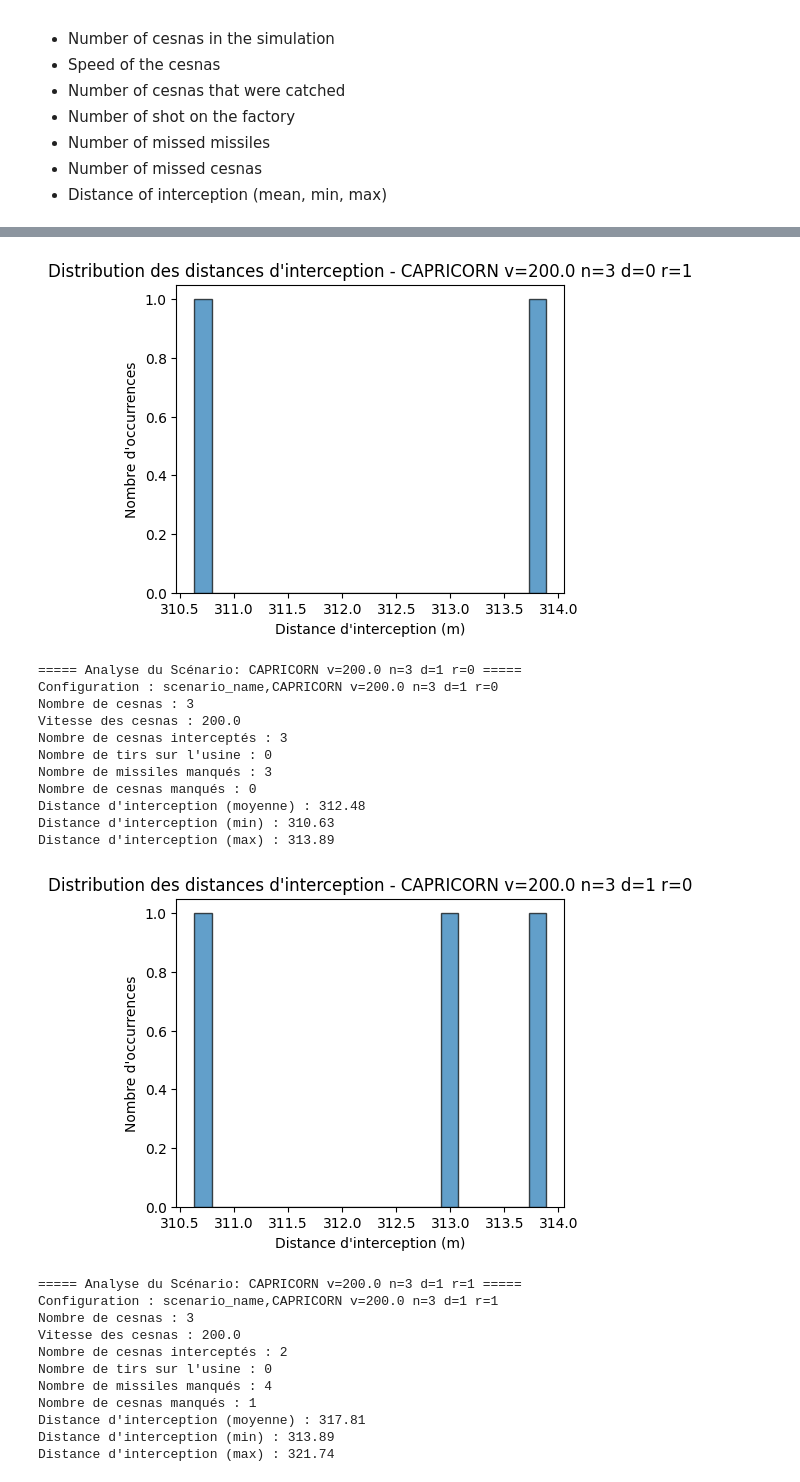
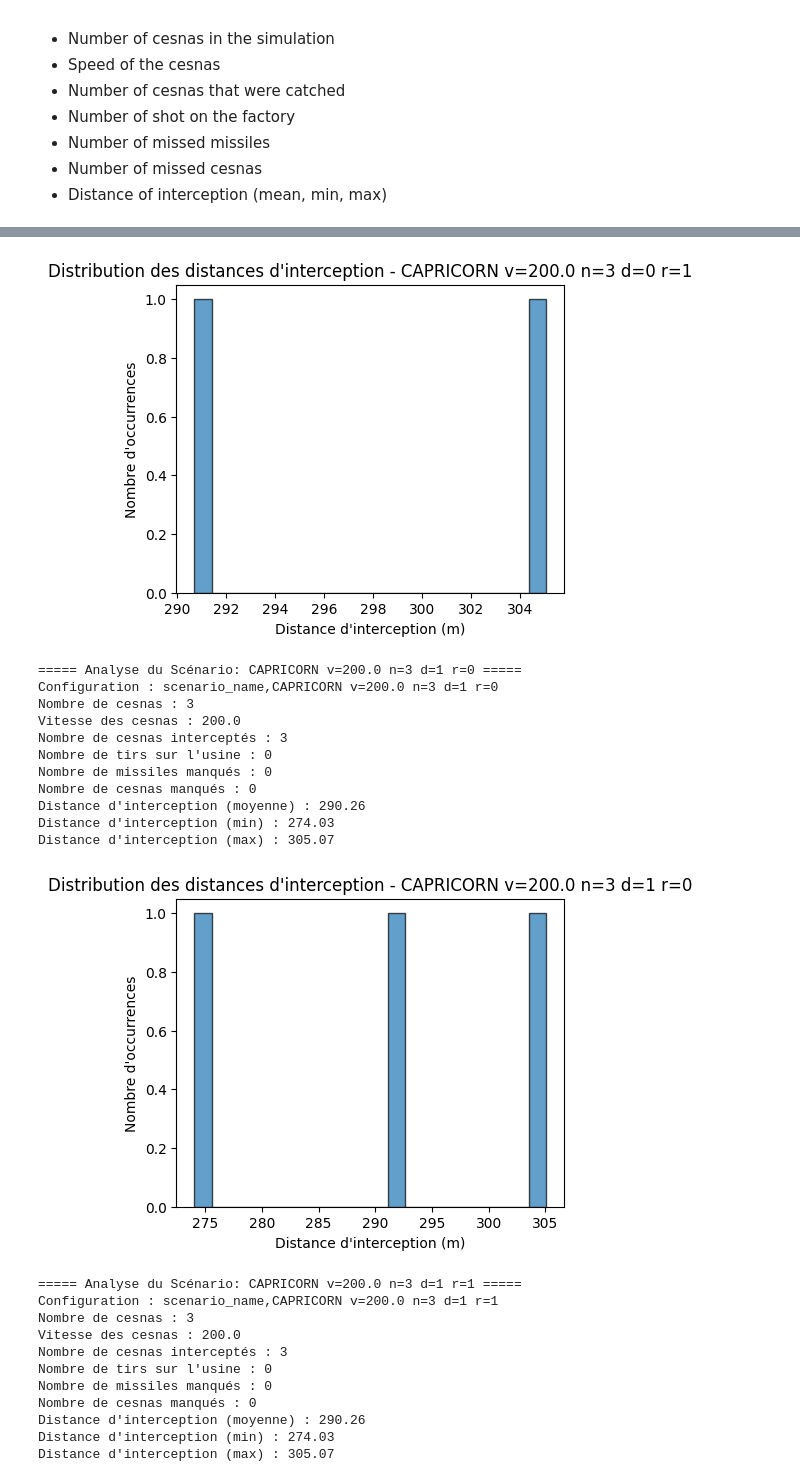
Before and after one commit to GoulvenLP/Capricorn, a Jupyter notebook: analysis/logs_analyser.ipynb, the cells around one changed output, grey strips where cells are left out. Cells and saved outputs as stored; diff of their text form; code cells hidden in the pictures.

Commit message:
[code] - small fix on missile + notebook

```diff
--- a/analysis/logs_analyser.ipynb
+++ b/analysis/logs_analyser.ipynb
@@ -18,7 +18,7 @@ import matplotlib.pyplot as plt
 import os
 
 # Charger le fichier CSV
-log_file = "../log/1740403696126capricorn.csv"
+log_file = "../log/1740409271706capricorn.csv"
 
 if not os.path.exists(log_file):
     print("Aucun fichier CSV trouvé.")
@@ -68,7 +68,7 @@ else:
 
         # Nombre de missiles tirés et manqués
         num_missiles_shot = data[data["Function"] == "scheduleFireMissile"]["Message"].str.contains("missile_shot").sum()
-        num_missiles_missed = num_missiles_shot - num_cesnas_caught
+        num_missiles_missed = data[data["Function"] == "checkImpact"]["Message"].str.contains("missile_failure").sum()
 
         # Nombre de cesnas non interceptés
         num_cesnas_missed = nb_mobiles - num_cesnas_caught if isinstance(nb_mobiles, int) else "Inconnu"
@@ -182,24 +182,24 @@ Distance d'interception (max) : 313.89
-[figure, old version]
+[figure, new version]
 ===== Analyse du Scénario: CAPRICORN v=200.0 n=3 d=1 r=0 =====
 Configuration : scenario_name,CAPRICORN v=200.0 n=3 d=1 r=0
 Nombre de cesnas : 3
 Vitesse des cesnas : 200.0
 Nombre de cesnas interceptés : 3
 Nombre de tirs sur l'usine : 0
-Nombre de missiles manqués : 3
+Nombre de missiles manqués : 0
 Nombre de cesnas manqués : 0
-Distance d'interception (moyenne) : 312.48
-Distance d'interception (min) : 310.63
-Distance d'interception (max) : 313.89
+Distance d'interception (moyenne) : 290.26
+Distance d'interception (min) : 274.03
+Distance d'interception (max) : 305.07
-[figure, old version]
+[figure, new version]
 ===== Analyse du Scénario: CAPRICORN v=200.0 n=3 d=1 r=1 =====
 Configuration : scenario_name,CAPRICORN v=200.0 n=3 d=1 r=1
 Nombre de cesnas : 3
 Vitesse des cesnas : 200.0
-Nombre de cesnas interceptés : 2
+Nombre de cesnas interceptés : 3
 Nombre de tirs sur l'usine : 0
-Nombre de missiles manqués : 4
-Nombre de cesnas manqués : 1
-Distance d'interception (moyenne) : 317.81
-Distance d'interception (min) : 313.89
-Distance d'interception (max) : 321.74
+Nombre de missiles manqués : 0
+Nombre de cesnas manqués : 0
+Distance d'interception (moyenne) : 290.26
+Distance d'interception (min) : 274.03
+Distance d'interception (max) : 305.07
```
Also changed, not shown: parts of 1 cell of this notebook, 4 other files.
